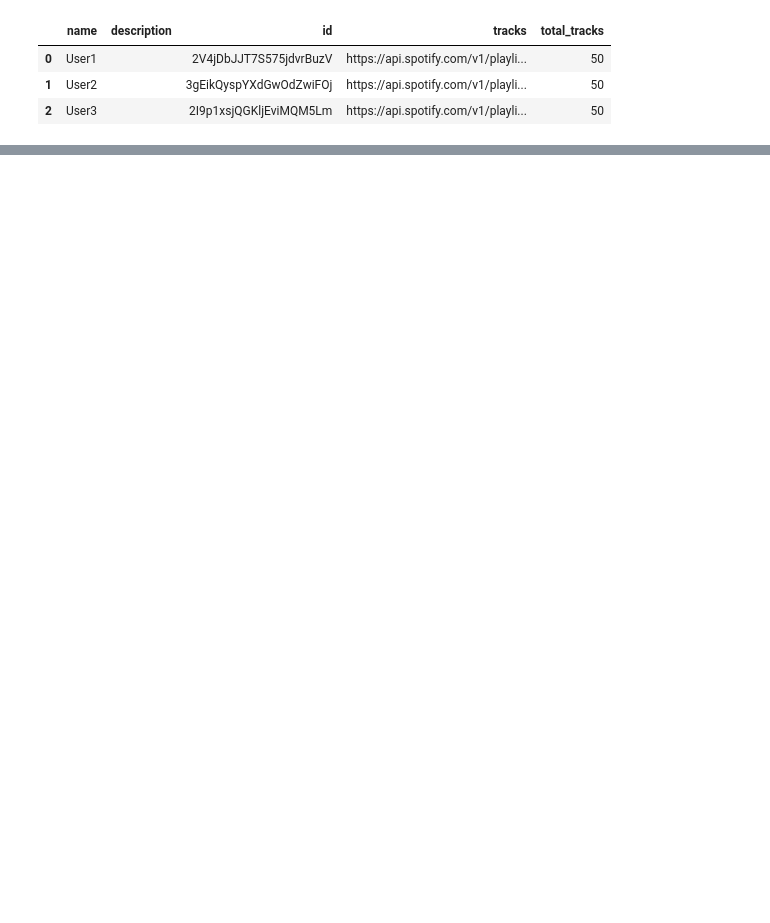
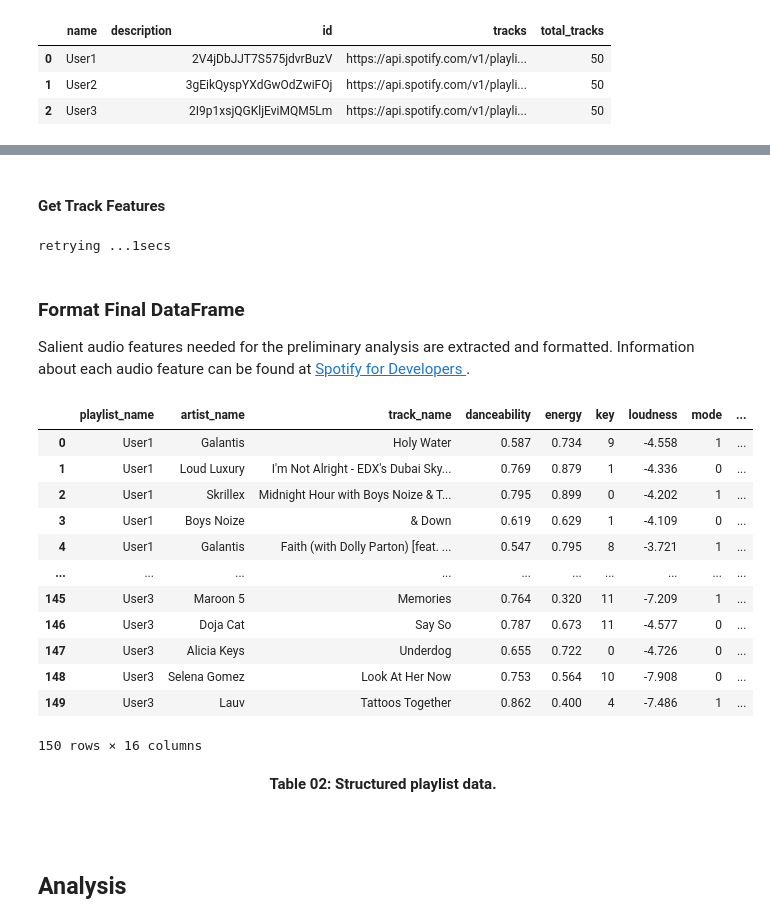
Before and after one commit to dandexler/spotiPylot, a Jupyter notebook: concept.ipynb, the cells around one changed output, grey strips where cells are left out. Cells and saved outputs as stored; diff of their text form; code cells hidden in the pictures; blank space fills up the shorter version.

```diff
--- a/concept.ipynb
+++ b/concept.ipynb
@@ -103,0 +71,80 @@ user_1_tracks['tracks']['items'][0]['track']
+# %% [markdown]
+#### Get Track Features
+# %%
+start = 0
+track_info_dataframe = pd.DataFrame(columns = ['playlist_name',
+                                               'artist_name',
+                                               'track_name',
+                                               'track_id',
+                                               'danceability',
+                                               'energy',
+                                               'key',
+                                               'loudness',
+                                               'mode',
+                                               'speechiness',
+                                               'acousticness',
+                                               'instrumentalness',
+                                               'liveness',
+                                               'valence',
+                                               'tempo',
+                                               'type',
+                                               'id',
+                                               'uri',
+                                               'track_href',
+                                               'analysis_url',
+                                               'duration_ms',
+                                               'time_signature'])
+for id in playlist_information['id']:
+    playlist_tracks = spotify.playlist(id, fields=['tracks'])
+    for track in playlist_tracks['tracks']['items']:
+        track_info_list = [playlist_information['name'].iloc[start],
+                           track['track']['artists'][0]['name'],
+                           track['track']['name'],
+                           track['track']['id'] ]
+        features = spotify.audio_features(track['track']['id'])
+        track_info_list = track_info_list + [value for key, value in features[0].items()]
+        track_info_series = pd.Series(track_info_list, index=track_info_dataframe.columns)
+        track_info_dataframe = track_info_dataframe.append(track_info_series, ignore_index=True)
+        track_info_dataframe
+    start+=1
+# %% [output]
+retrying ...1secs
+# %% [markdown]
+### Format Final DataFrame
+Salient audio features needed for the preliminary analysis are extracted and formatted. Information about each audio feature can be found at <a href = "https://developer.spotify.com/documentation/web-api/reference/tracks/get-audio-features/"> Spotify for Developers </a>.
+# %%
+final_df = track_info_dataframe[['playlist_name',
+                        'artist_name',
+                        'track_name',
+                        'danceability',
+                        'energy',
+                        'key',
+                        'loudness',
+                        'mode',
+                        'speechiness',
+                        'acousticness',
+                        'instrumentalness',
+                        'liveness',
+                        'valence',
+                        'tempo',
+                        'duration_ms',
+                        'time_signature']].copy()
+final_df
+# %% [output]
+|  | playlist_name | artist_name | track_name | danceability | energy | key | loudness | mode | ... |
+| 0 | User1 | Galantis | Holy Water | 0.587 | 0.734 | 9 | -4.558 | 1 | ... |
+| 1 | User1 | Loud Luxury | I'm Not Alright - EDX's Dubai Sky... | 0.769 | 0.879 | 1 | -4.336 | 0 | ... |
+| 2 | User1 | Skrillex | Midnight Hour with Boys Noize & T... | 0.795 | 0.899 | 0 | -4.202 | 1 | ... |
+| 3 | User1 | Boys Noize | & Down | 0.619 | 0.629 | 1 | -4.109 | 0 | ... |
+| 4 | User1 | Galantis | Faith (with Dolly Parton) [feat. ... | 0.547 | 0.795 | 8 | -3.721 | 1 | ... |
+| ... | ... | ... | ... | ... | ... | ... | ... | ... | ... |
+| 145 | User3 | Maroon 5 | Memories | 0.764 | 0.320 | 11 | -7.209 | 1 | ... |
+| 146 | User3 | Doja Cat | Say So | 0.787 | 0.673 | 11 | -4.577 | 0 | ... |
+| 147 | User3 | Alicia Keys | Underdog | 0.655 | 0.722 | 0 | -4.726 | 0 | ... |
+| 148 | User3 | Selena Gomez | Look At Her Now | 0.753 | 0.564 | 10 | -7.908 | 0 | ... |
+| 149 | User3 | Lauv | Tattoos Together | 0.862 | 0.400 | 4 | -7.486 | 1 | ... |
+150 rows × 16 columns
+# %% [markdown]
+<center> <b> Table 02: Structured playlist data. </b> </center>
+# %% [markdown]
+## <br>Analysis
```
Also changed, not shown: parts of 44 cells of this notebook.
